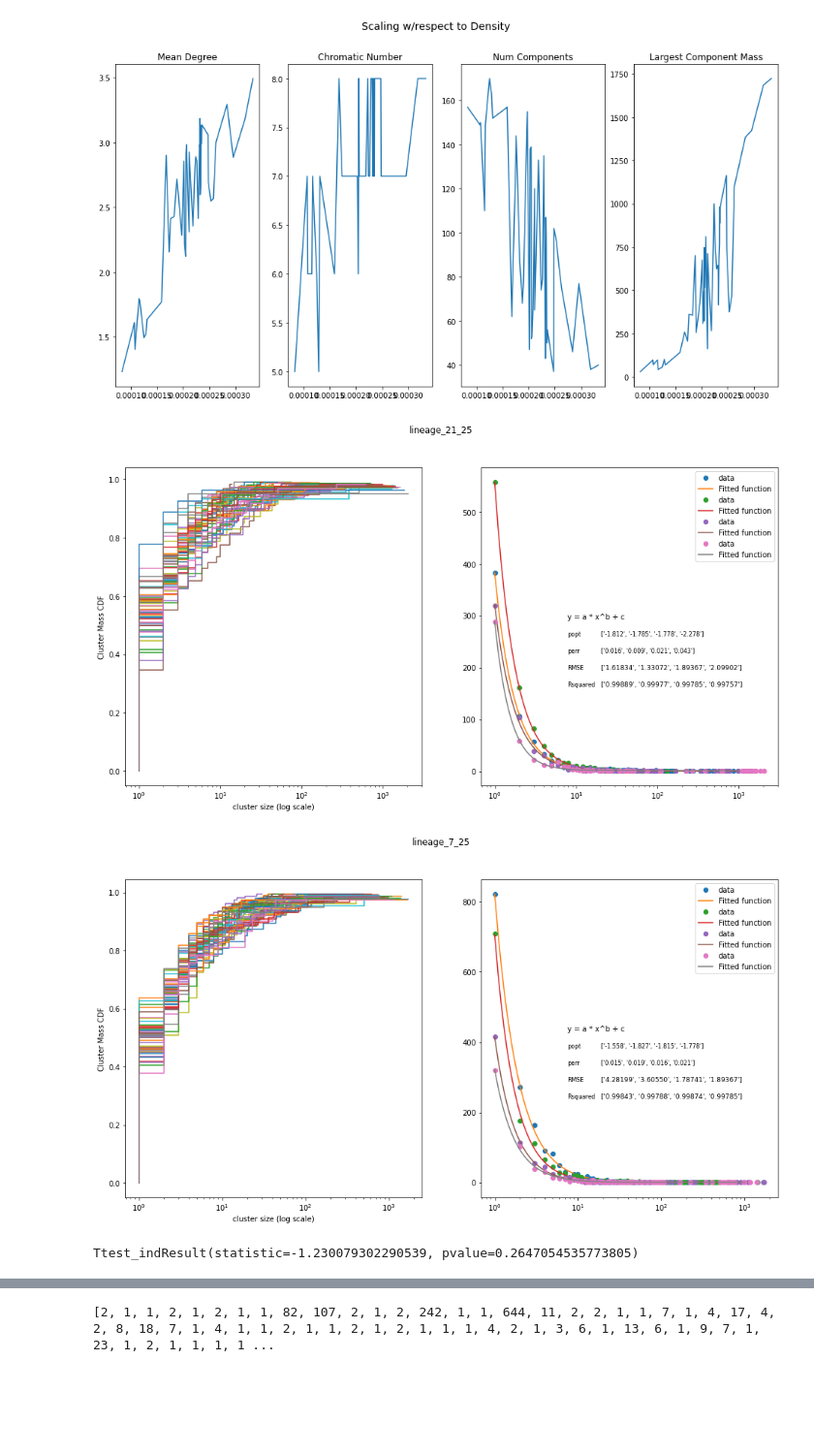
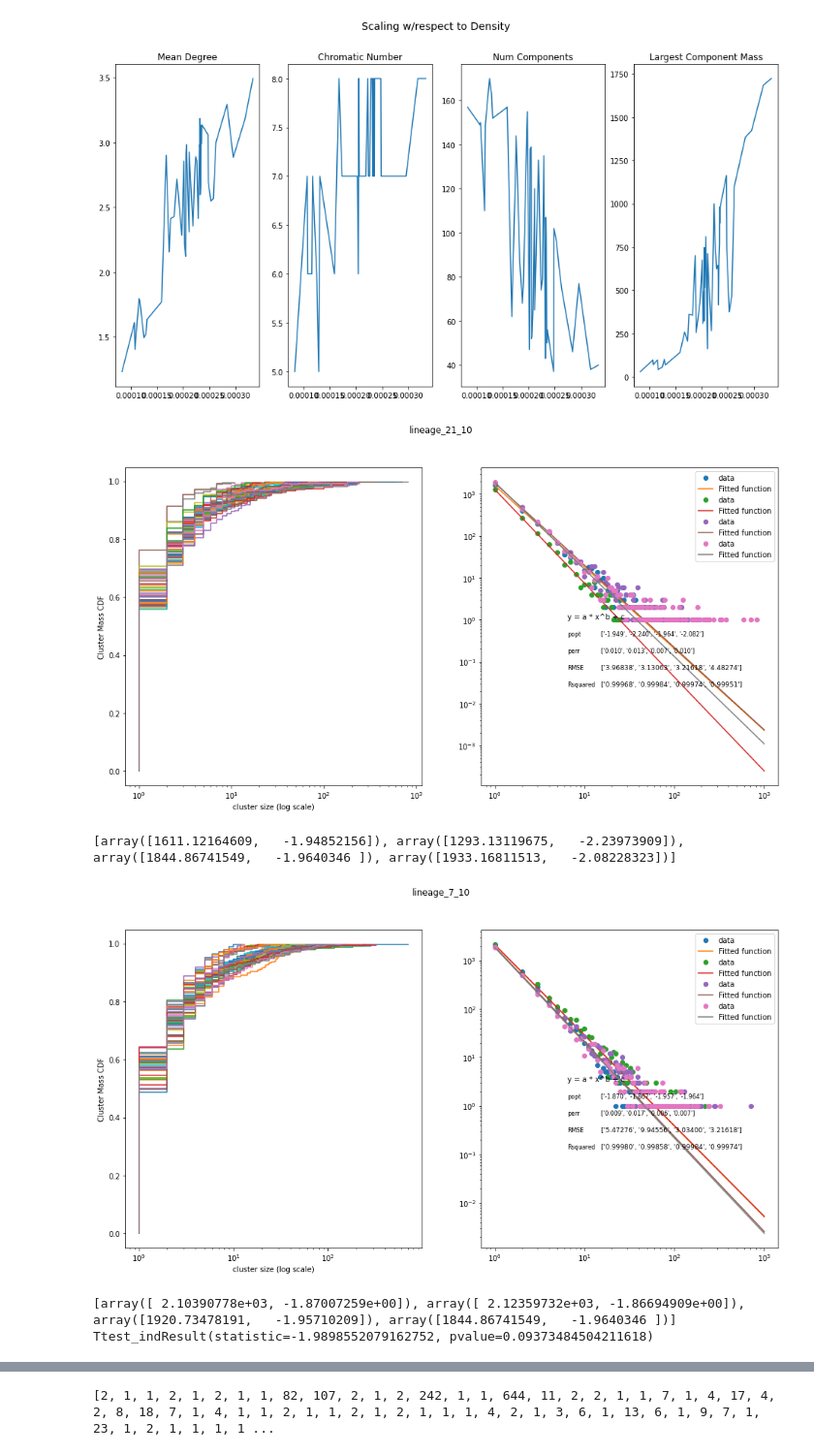
Before and after one commit to trevor-chan/research, a Jupyter notebook: morpho_scripts/NetworkAnalysis.ipynb, the cells around one changed output, grey strips where cells are left out. Shown at 97% size. Drawn from its saved outputs; the diff is of its cells as text; code cells hidden in the pictures; blank space fills up the shorter version.

```diff
--- a/morpho_scripts/NetworkAnalysis.ipynb
+++ b/morpho_scripts/NetworkAnalysis.ipynb
@@ -81,7 +80,7 @@ class network_object:
         return [ np.reshape(mask[0], (int(len(mask[0])/2) , 2)) for mask in instances["pred_masks"] ]
 
     #Definition of mindist parameter -------------------------------------------------------------------------------------
-    def construct_adjacencies(self, instances, mindist = 25):
+    def construct_adjacencies(self, instances, mindist = 10):
         #takes a list of n cell_poly objects
         #takes a minimum distance defined as adjacent
         #returns an adjacency list of length n
@@ -437,6 +436,7 @@ def curve_fit_plot(lineage, output = None, mindist = None):
     ax1.set_xlabel('cluster size (log scale)')
     ax1.set_ylabel('Cluster Mass CDF')
     ax2.set_xscale('log')
+    ax2.set_yscale('log')
 
     popt_ = []
     pcov_ = []
@@ -459,8 +459,9 @@ def curve_fit_plot(lineage, output = None, mindist = None):
 
         #plt.show()
 
-        def func(x, a, b, c):
-            return a * np.power(x,b) + c
+        def func(x, a, b):
+            return a * np.power(x,b)
+            #C not necessary if zero clusters = 0----------------------------------------------------------------
 
         def func2(x, a, b, c):
             return a * np.power(b,x) + c
@@ -475,7 +476,7 @@ def curve_fit_plot(lineage, output = None, mindist = None):
         ax2.plot(xdata, ydata, 'o', label='data')
 
         #popt, pcov = curve_fit(func3, xdata, ydata, p0=[1,-1,1], maxfev = 5000)
-        popt, pcov = curve_fit(func, xdata, ydata, p0=[500,-2,0], maxfev=5000)
+        popt, pcov = curve_fit(func, xdata, ydata, p0=[500,-2], maxfev=5000)#---------------------------------
         t = np.linspace(1, 1000, 10000)
         #ax2.plot(t, func3(t, *popt), label="Fitted powerfunc")
         ax2.plot(t, func(t, *popt), label="Fitted function")
@@ -511,22 +512,26 @@ def curve_fit_plot(lineage, output = None, mindist = None):
     plt.savefig(output+'_'+mindist+'.png')
     plt.show()
 
+    print(popt_)
+
     return (popt_, perr_, Rsquared_)
 # %%
-#lineagelist = [lineage_7, lineage_21]
+lineagelist = [lineage_7, lineage_21]
 #analyze_lineage_list(lineagelist, distance_param = '15', outputfile = '7-21')
 
 opt_params = []
 opt_params.append([popt[1] for popt in curve_fit_plot(lineage_21,
-                output = 'lineage_21_curveParams', mindist = '25')[0]])
+                output = 'lineage_21_curveParams', mindist = '10')[0]])
 opt_params.append([popt[1] for popt in curve_fit_plot(lineage_7,
-                output = 'lineage_07_curveParams', mindist  = '25')[0]])
+                output = 'lineage_07_curveParams', mindist  = '10')[0]])
 
 bp = plt.boxplot(opt_params, notch = True)
 
 from scipy import stats
 print(stats.ttest_ind(opt_params[0],opt_params[1]))
 # %% [output]
-[figure, old version]
+[figure, new version]
+[array([1611.12164609,   -1.94852156]), array([1293.13119675,   -2.23973909]), array([1844.86741549,   -1.9640346 ]), array([1933.16811513,   -2.08228323])]
-[figure, old version]
+[figure, new version]
-Ttest_indResult(statistic=-1.230079302290539, pvalue=0.2647054535773805)
+[array([ 2.10390778e+03, -1.87007259e+00]), array([ 2.12359732e+03, -1.86694909e+00]), array([1920.73478191,   -1.95710209]), array([1844.86741549,   -1.9640346 ])]
+Ttest_indResult(statistic=-1.9898552079162752, pvalue=0.09373484504211618)
```
Also changed, not shown: parts of 3 cells of this notebook, 1 other file.
